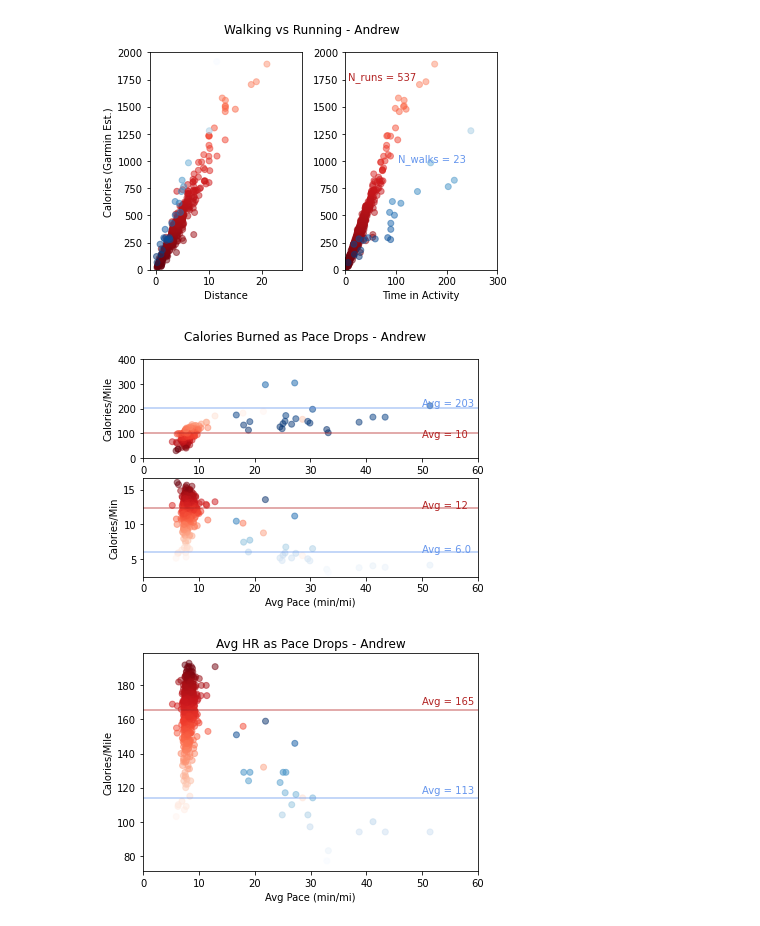
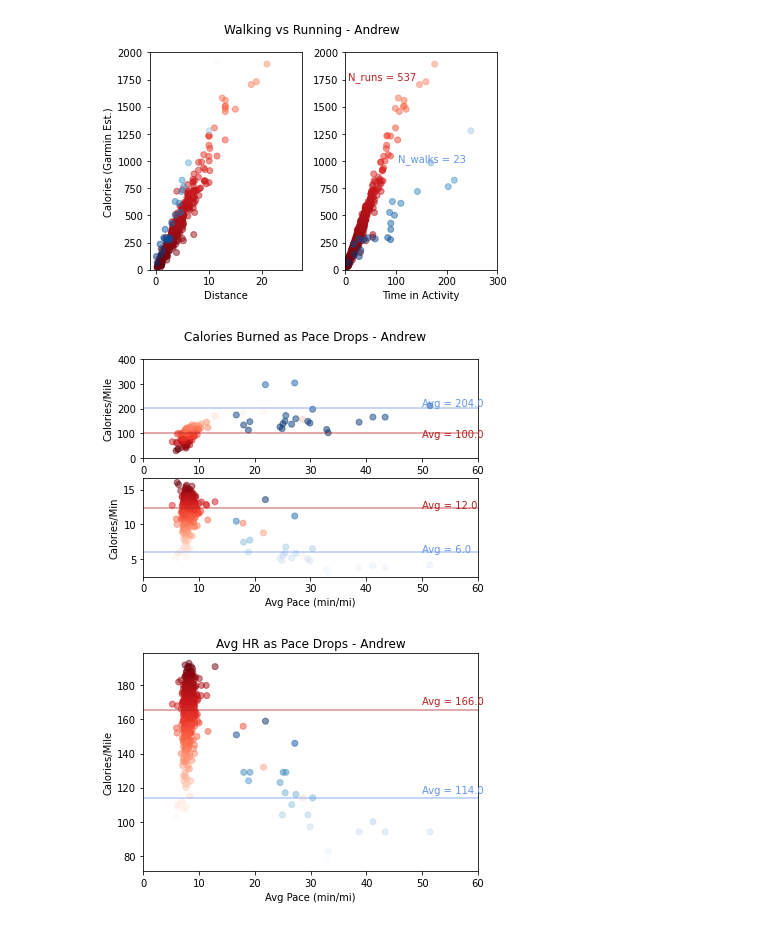
Before and after one commit to sivaprakasaman/garmin_wrapped, a Jupyter notebook: Analysis/distance_hr_calorie_analysis.ipynb, the cells around one changed output. Saved outputs shown, nothing was run; the diff lists cells and outputs as text; code cells hidden in the pictures.

```diff
--- a/Analysis/distance_hr_calorie_analysis.ipynb
+++ b/Analysis/distance_hr_calorie_analysis.ipynb
@@ -5,9 +5,10 @@ import numpy as np
 import os
 import scipy.interpolate
 # %%
-data_dir = 'Data'
+data_dir = 'Data/Activity Logs'
 datafile = 'Activities_Andrew.csv'
 pson = 'Andrew';
+fig_dir = 'Figures';
 ignore_noHR = True;
 
 
@@ -138,32 +142,32 @@ w_meancalspmin = np.ma.masked_invalid(calspmin_w).mean();
 r_avg_hr = np.ma.masked_invalid(avg_hr_r).mean();
 w_avg_hr = np.ma.masked_invalid(avg_hr_w).mean();
 
+os.chdir(fig_dir);
+
 ax1 = plt.subplot(2,1,1);
 plt.scatter(pace_r, calspmi_r, c = calspmi_r, cmap=plt.get_cmap('Reds_r'), alpha = .5)
 plt.plot(np.arange(0,61),np.ones(61)*r_meancalspmi,'firebrick',linewidth=1.5, alpha = .5)
-plt.text(x=50, y=r_meancalspmi-15, s="Avg = " + str(r_meancalspmi)[0:2],c = 'firebrick') #hardcoded can fix this later
+plt.text(x=50, y=r_meancalspmi-15, s="Avg = " + str(np.round(r_meancalspmi)),c = 'firebrick') #hardcoded can fix this later
 plt.xlabel('Avg Pace (min/mi)');
 plt.ylabel('Calories/Mile');
 
 plt.scatter(pace_w, calspmi_w, c = calspmi_w, cmap=plt.get_cmap('Blues_r'), alpha = .5)
 plt.plot(np.arange(0,61),np.ones(61)*w_meancalspmi,'cornflowerblue', linewidth=1.5, alpha = .5)
-plt.text(x=50, y=w_meancalspmi+8, s="Avg = " + str(w_meancalspmi)[0:3],c = 'cornflowerblue') #hardcoded can fix this later
+plt.text(x=50, y=w_meancalspmi+8, s="Avg = " + str(np.round(w_meancalspmi)),c = 'cornflowerblue') #hardcoded can fix this later
 plt.xlim([3,60])
 
 plt.ylim([0,400])
 
-
-
 ax2 = plt.subplot(2,1,2, sharex=ax1);
 plt.scatter(pace_r, calspmin_r, c = calspmin_r, cmap=plt.get_cmap('Reds'), alpha = .5)
 plt.plot(np.arange(0,61),np.ones(61)*r_meancalspmin,'firebrick',linewidth=1.5, alpha = .5)
-plt.text(x=50, y=r_meancalspmin, s="Avg = " + str(r_meancalspmin)[0:2],c = 'firebrick') #hardcoded can fix this later
+plt.text(x=50, y=r_meancalspmin, s="Avg = " + str(np.round(r_meancalspmin)),c = 'firebrick') #hardcoded can fix this later
 plt.xlabel('Avg Pace (min/mi)');
 plt.ylabel('Calories/Min');
 
 plt.scatter(pace_w, calspmin_w, c = calspmin_w, cmap=plt.get_cmap('Blues'), alpha = .5)
 plt.plot(np.arange(0,61),np.ones(61)*w_meancalspmin,'cornflowerblue', linewidth=1.5, alpha = .5)
-plt.text(x=50, y=w_meancalspmin, s="Avg = " + str(w_meancalspmin)[0:3],c = 'cornflowerblue') #hardcoded can fix this later
+plt.text(x=50, y=w_meancalspmin, s="Avg = " + str(np.round(w_meancalspmin)),c = 'cornflowerblue') #hardcoded can fix this later
 plt.xlim([0,60])
 plt.suptitle('Calories Burned as Pace Drops - '+pson)
 plt.savefig(pson+'_caloriepace.jpg',dpi = 500)
@@ -171,34 +175,35 @@ plt.savefig(pson+'_caloriepace.jpg',dpi = 500)
 
 fig = plt.figure()
 plt.scatter(pace_r, avg_hr_r, c = avg_hr_r, cmap=plt.get_cmap('Reds'), alpha = .5)
-plt.text(x=50, y=r_avg_hr+3, s="Avg = " + str(r_avg_hr)[0:3],c = 'firebrick') #hardcoded can fix this later
+plt.text(x=50, y=r_avg_hr+3, s="Avg = " + str(np.round(r_avg_hr)),c = 'firebrick') #hardcoded can fix this later
 plt.plot(np.arange(0,61),np.ones(61)*r_avg_hr,'firebrick',linewidth=1.5, alpha = .5)
 plt.scatter(pace_w, avg_hr_w, c = avg_hr_w, cmap=plt.get_cmap('Blues'), alpha = .5)
-plt.text(x=50, y=w_avg_hr+3, s="Avg = " + str(w_avg_hr)[0:3],c = 'cornflowerblue') #hardcoded can fix this later
+plt.text(x=50, y=w_avg_hr+3, s="Avg = " + str(np.round(w_avg_hr)),c = 'cornflowerblue') #hardcoded can fix this later
 plt.plot(np.arange(0,61),np.ones(61)*w_avg_hr,'cornflowerblue',linewidth=1.5, alpha = .5)
 plt.xlabel('Avg Pace (min/mi)');
 plt.ylabel('Calories/Mile');
 plt.xlim([0,60])
 plt.title('Avg HR as Pace Drops - '+pson)
 plt.savefig(pson+'_hrpace.jpg',dpi = 500)
 
 
+os.chdir(pwd)
 # ax = plt.axes()
 # plt.scatter(pace, calspmi, c = calspmi, alpha = .5)
 # plt.plot(np.arange(0,20),np.ones(20)*np.ma.masked_invalid(r_avg_hr).mean(),'firebrick')
 # plt.xlabel('Avg Pace (min/mi)');
 # plt.ylabel('Calories/Mile');
 # # plt.xlim([4,13])
 # # plt.ylim([0,200])
 # ax.invert_xaxis();
 # plt.show()
 
 # plt.figure()
 # plt.scatter(pace, avg_hr, c = avg_hr, alpha = .5)
 # plt.xlabel('Avg Pace (min/mi)');
 # plt.ylabel('Heart Rate');
 # # plt.xlim([4,13])
 # plt.show()
 # %% [output]
-[figure, old version]
+[figure, new version]
-[figure, old version]
+[figure, new version]
```
Also changed, not shown: parts of 1 cell of this notebook, 43 other files.
